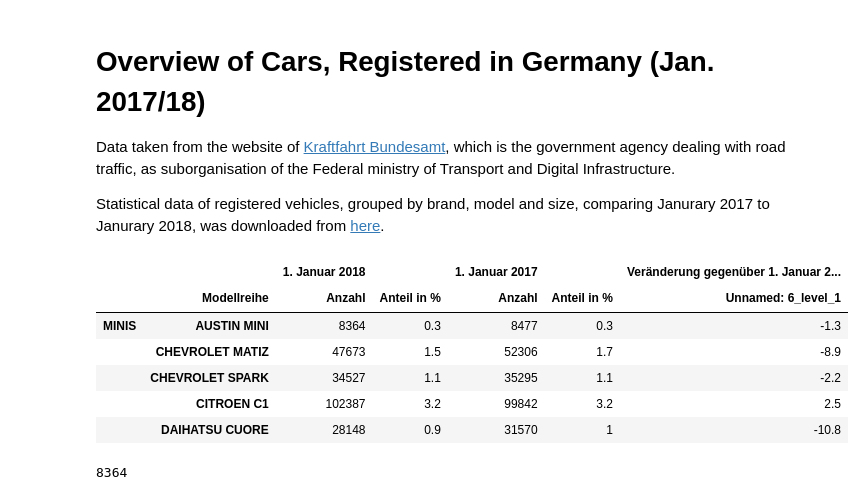
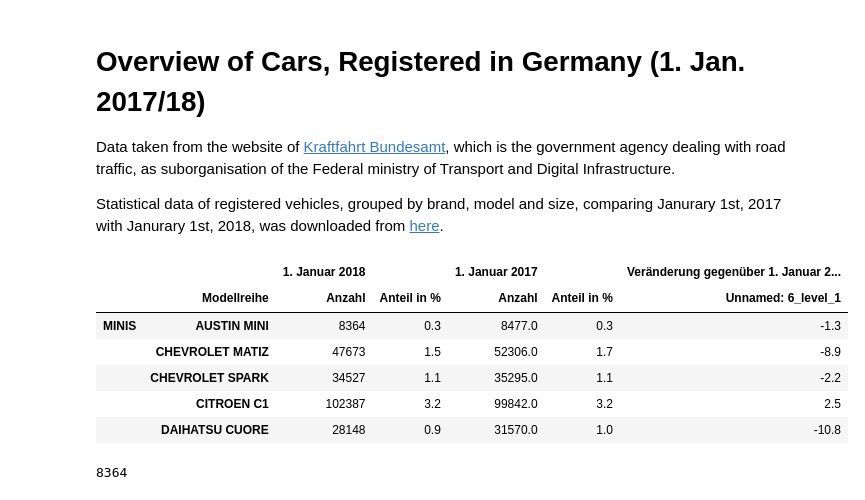
Before and after one commit to TristanHehnen/StatisticalDataCollection, a Jupyter notebook: GermanyPKWData2017_18/GermanyPKWData2017_18.ipynb, the cells around one changed output. Saved outputs shown, nothing was run; the diff lists cells and outputs as text; code cells hidden in the pictures.

```diff
--- a/GermanyPKWData2017_18/GermanyPKWData2017_18.ipynb
+++ b/GermanyPKWData2017_18/GermanyPKWData2017_18.ipynb
@@ -8,11 +8,11 @@ import matplotlib.pyplot as plt
 
 %matplotlib inline
 # %% [markdown]
-# Overview of Cars, Registered in Germany (Jan. 2017/18)
+# Overview of Cars, Registered in Germany (1. Jan. 2017/18)
 
 Data taken from the website of [Kraftfahrt Bundesamt](https://www.kba.de/DE/Home/home_node.html), which is the government agency dealing with road traffic, as suborganisation of the Federal ministry of Transport and Digital Infrastructure.
 
-Statistical data of registered vehicles, grouped by brand, model and size, comparing Janurary 2017 to Janurary 2018, was downloaded from [here](https://www.kba.de/DE/Statistik/Fahrzeuge/Bestand/Segmente/segmente_node.html).
+Statistical data of registered vehicles, grouped by brand, model and size, comparing Janurary 1st, 2017 with Janurary 1st, 2018, was downloaded from [here](https://www.kba.de/DE/Statistik/Fahrzeuge/Bestand/Segmente/segmente_node.html).
 # %%
 # Read the Excel file. Define multi header lines, select desired sheet,
 # use the first two columns ['Segment', 'Modellreihe'] as index,
@@ -21,16 +21,21 @@ pkw_data_2017_18 = pd.read_excel('fz12_2018_xls.xls', usecols=[1,2,3,4,5,6,7],
                                  header=[7,8],
                                  sheet_name='Segmente_Bestand_2018',
                                  index_col=[0,1], skipfooter = 5)
-# %%
-pkw_data_2017_18.head()
-# %% [output]
-|  |  | 1. Januar 2018 |  | 1. Januar 2017 |  | Veränderung gegenüber 1. Januar 2... |
-|  | Modellreihe | Anzahl | Anteil in % | Anzahl | Anteil in % | Unnamed: 6_level_1 |
-| MINIS | AUSTIN MINI | 8364 | 0.3 | 8477 | 0.3 | -1.3 |
-|  | CHEVROLET MATIZ | 47673 | 1.5 | 52306 | 1.7 | -8.9 |
-|  | CHEVROLET SPARK | 34527 | 1.1 | 35295 | 1.1 | -2.2 |
-|  | CITROEN C1 | 102387 | 3.2 | 99842 | 3.2 | 2.5 |
-|  | DAIHATSU CUORE | 28148 | 0.9 | 31570 | 1 | -10.8 |
+# %%
+# Exchange '-' with NaN (not a number) to allow
+# smooth data processing.
+pkw_data_2017_18.replace('-',np.NaN, inplace=True)
+
+# Provide brief overview over the data.
+pkw_data_2017_18.head()
+# %% [output]
+|  |  | 1. Januar 2018 |  | 1. Januar 2017 |  | Veränderung gegenüber 1. Januar 2... |
+|  | Modellreihe | Anzahl | Anteil in % | Anzahl | Anteil in % | Unnamed: 6_level_1 |
+| MINIS | AUSTIN MINI | 8364 | 0.3 | 8477.0 | 0.3 | -1.3 |
+|  | CHEVROLET MATIZ | 47673 | 1.5 | 52306.0 | 1.7 | -8.9 |
+|  | CHEVROLET SPARK | 34527 | 1.1 | 35295.0 | 1.1 | -2.2 |
+|  | CITROEN C1 | 102387 | 3.2 | 99842.0 | 3.2 | 2.5 |
+|  | DAIHATSU CUORE | 28148 | 0.9 | 31570.0 | 1.0 | -10.8 |
 # %%
 # How to address/locate a specific cell.
 pkw_data_2017_18.loc[('MINIS', 'AUSTIN MINI'), ('1. Januar 2018', 'Anzahl')]
```
Also changed, not shown: parts of 7 cells of this notebook.
